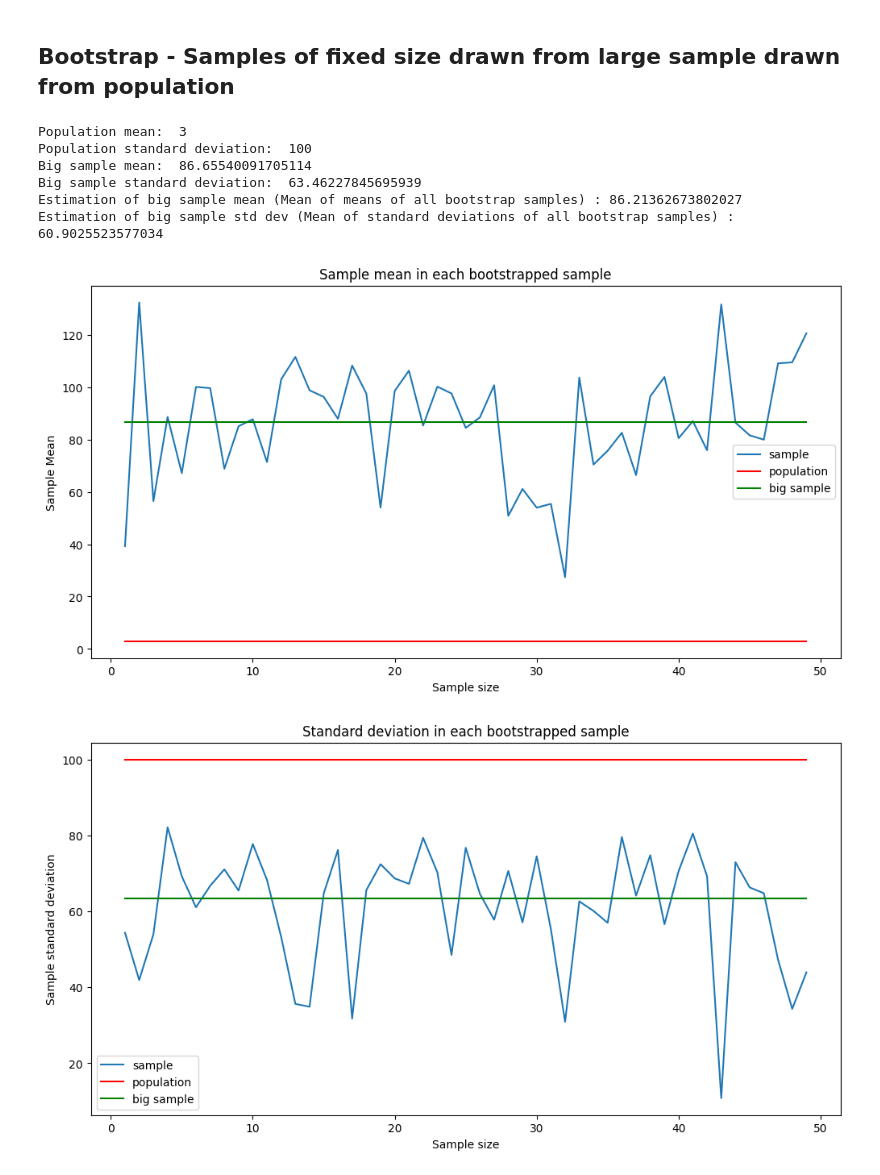
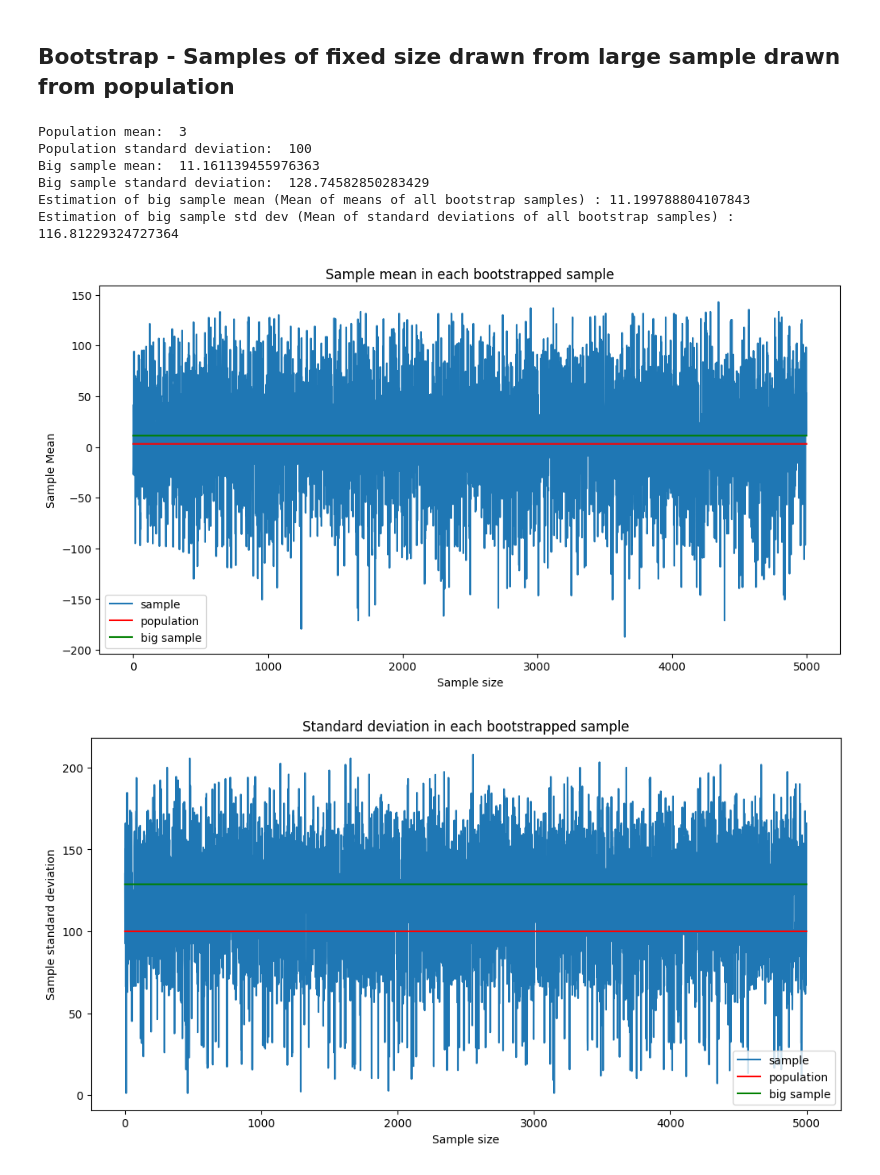
Before and after one commit to kunalkundu30/bootstrapping-fundamentals, a Jupyter notebook: bootstrapping.ipynb, the cells around one changed output. Cells and saved outputs as stored; diff of their text form; code cells hidden in the pictures.

Commit message:
bootstrap

```diff
--- a/bootstrapping.ipynb
+++ b/bootstrapping.ipynb
@@ -174,7 +174,7 @@ Estimation of population std dev (Mean of standard deviations of all bootstrap s
 # Samples drawn from normal distribution
 
 big_sample_size = 10
-no_of_samples = 50
+no_of_samples = 5000
 sample_size = 5
 result={}
 
@@ -203,36 +203,36 @@ print("Big sample mean: ", big_sample_mean)
 print("Big sample standard deviation: ", big_sample_std_dev)
 
 estimation_of_big_sample_mean = np.array(means).mean()
 estimation_of_big_sample_std_dev = np.array(std_devs).mean()
 print("Estimation of big sample mean (Mean of means of all bootstrap samples) :",estimation_of_big_sample_mean)
 print("Estimation of big sample std dev (Mean of standard deviations of all bootstrap samples) :",estimation_of_big_sample_std_dev)
 
 # Plot graphs
 plt.figure(figsize=(12,6))
 plt.plot(sample_nos, means,label='sample')
 plt.plot(sample_nos,[population_mean]*len(sample_nos),color='r',label='population')
 plt.plot(sample_nos,[big_sample_mean]*len(sample_nos),color='g',label='big sample')
 plt.xlabel("Sample size")
 plt.ylabel("Sample Mean")
 plt.title("Sample mean in each bootstrapped sample")
 plt.legend()
 plt.show()
 
 plt.figure(figsize=(12,6))
 plt.plot(sample_nos, std_devs,label='sample')
 plt.plot(sample_nos,[population_std_dev]*len(sample_nos),color='r',label='population')
 plt.plot(sample_nos,[big_sample_std_dev]*len(sample_nos),color='g',label='big sample')
 plt.xlabel("Sample size")
 plt.ylabel("Sample standard deviation")
 plt.title("Standard deviation in each bootstrapped sample")
 plt.legend()
 plt.show()
 # %% [output]
 Population mean:  3
 Population standard deviation:  100
-Big sample mean:  86.65540091705114
-Big sample standard deviation:  63.46227845695939
-Estimation of big sample mean (Mean of means of all bootstrap samples) : 86.21362673802027
-Estimation of big sample std dev (Mean of standard deviations of all bootstrap samples) : 60.9025523577034
+Big sample mean:  11.161139455976363
+Big sample standard deviation:  128.74582850283429
+Estimation of big sample mean (Mean of means of all bootstrap samples) : 11.199788804107843
+Estimation of big sample std dev (Mean of standard deviations of all bootstrap samples) : 116.81229324727364
-[figure, old version]
+[figure, new version]
-[figure, old version]
+[figure, new version]
```
